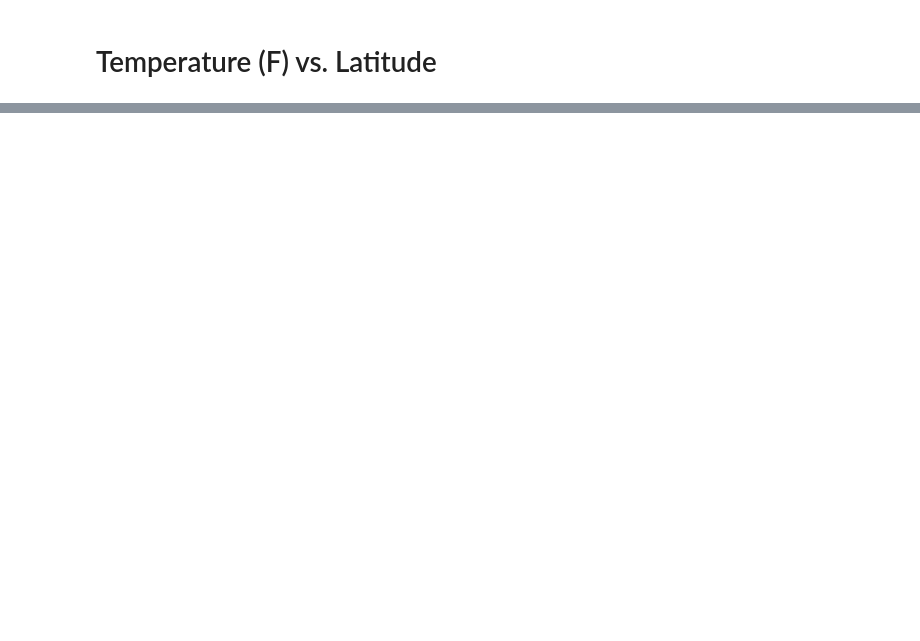
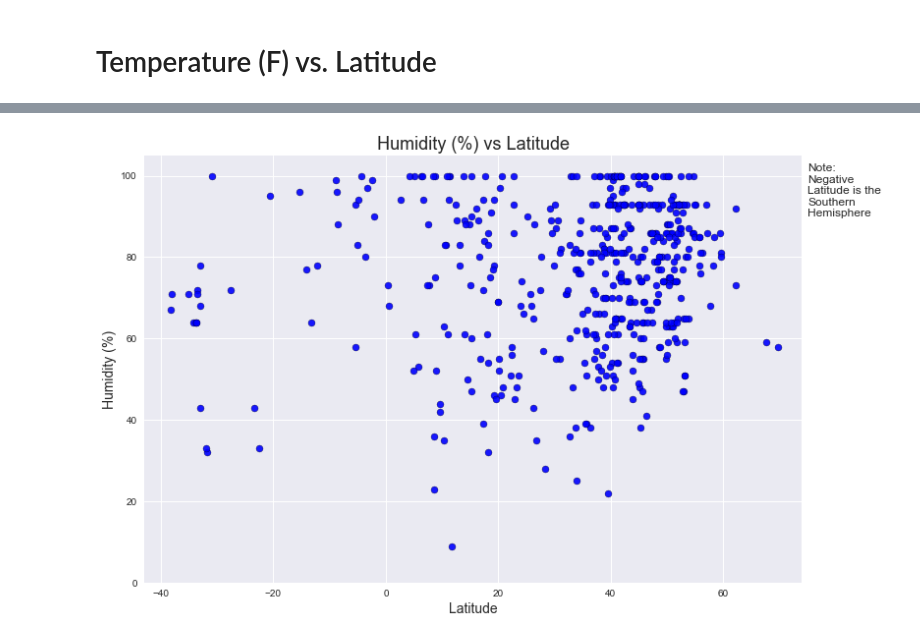
Before and after one commit to Flaw1331/HW6-APIs, a Jupyter notebook: WeatherPy.ipynb, the cells around one changed output, grey strips where cells are left out. Cells and saved outputs as stored; diff of their text form; code cells hidden in the pictures; blank space fills up the shorter version.

Commit message:
Edit to printing

```diff
--- a/WeatherPy.ipynb
+++ b/WeatherPy.ipynb
@@ -131,0 +157,24 @@ plt.show()
+# %%
+# Setting Plot Style
+plt.style.use('seaborn')
+plt.figure(figsize=(12,8))
+
+# Creating the scatter for Temp vs Lat
+plt.scatter(weather_sample_df['lat'], weather_sample_df['humidity'], marker="o", c='b', edgecolors="black", \
+            alpha=.9)
+
+# Formatting the plot
+plt.ylim(0, 105)
+plt.xlim(int(weather_sample_df['lat'].min()-5), int(weather_sample_df['lat'].max()+5))
+plt.xlabel("Latitude", fontsize=14)
+plt.ylabel("Humidity (%)", fontsize=14)
+plt.title("Humidity (%) vs Latitude", fontsize=18)
+plt.text(int(weather_sample_df['lat'].max()+6), int(weather_sample_df['humidity'].max()-10), 'Note:\nNegative\nLatitude is the\nSouthern\nHemisphere', fontsize=12)
+
+# Saving the scatter before printing
+plt.savefig('Resources/Humidity_vs_Latitude.png')
+
+# Printng out the plot
+plt.show()
+# %% [output]
+[figure, added]
```
Also changed, not shown: parts of 7 cells of this notebook, 9 other files.
